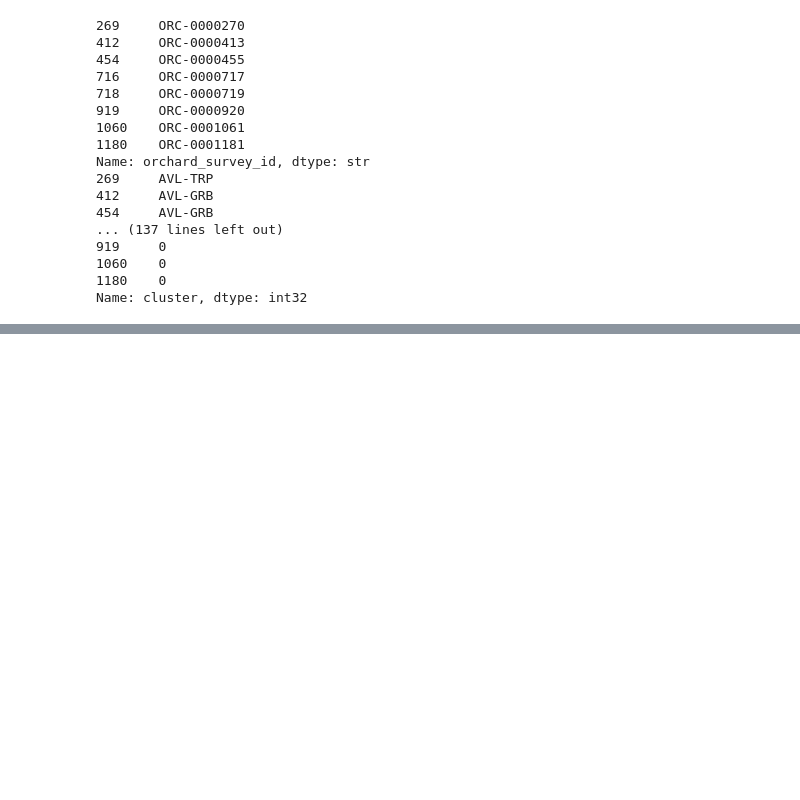
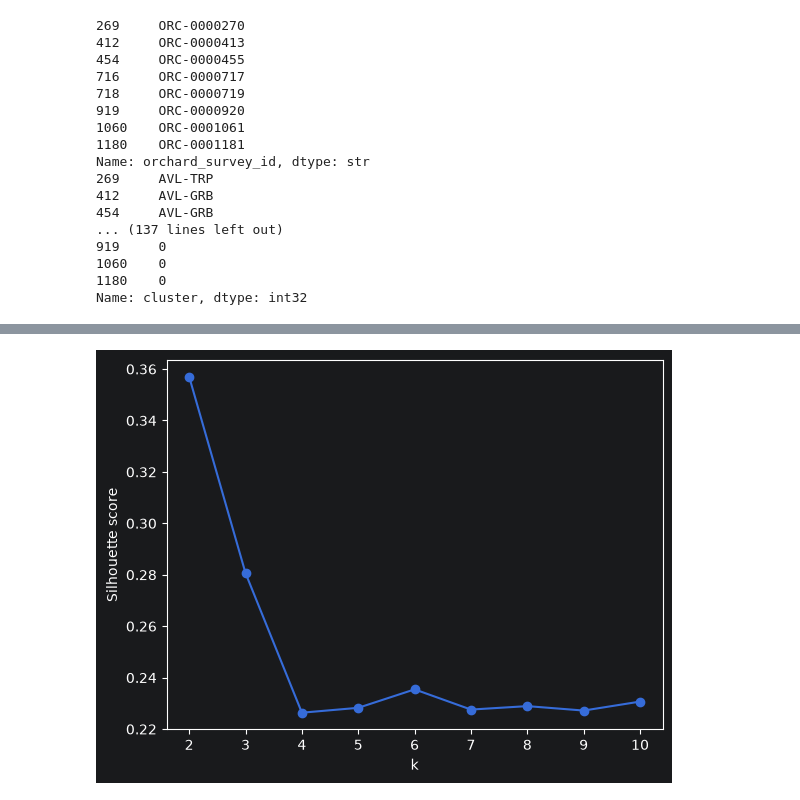
Before and after one commit to alichabaka173/20262027-UE-DataMining-Project, a Jupyter notebook: Ecology_notebook.ipynb, the cells around one changed output, grey strips where cells are left out. Cells and saved outputs as stored; diff of their text form; code cells hidden in the pictures; blank space fills up the shorter version.

Commit message:
Clustering attempt on merged dataset of all ecology directory : inconclusive result

```diff
--- a/Ecology_notebook.ipynb
+++ b/Ecology_notebook.ipynb
@@ -708,0 +715,7 @@ Name: cluster, dtype: int32
+# %%
+# Drop les colonnes qui ne paraissent pas pertinentes
+dropped_cols = ["latitude","longitude","observation_hours","durian_yield_kg","orchard_area_ha"]
+num_cols = panel.select_dtypes(include="number").columns
+num_cols = num_cols.difference(dropped_cols)
+X = panel[num_cols].copy()
+print(X.head())
@@ -708,0 +740,14 @@ Name: cluster, dtype: int32
+# %%
+#On cherche la silhouette max
+silhouette_scores = []
+for k in range(2, 11):
+    km = KMeans(n_clusters=k, random_state=21, n_init=10)
+    labels = km.fit_predict(X)
+    silhouette_scores.append(silhouette_score(X, labels))
+
+plt.plot(range(2, 11), silhouette_scores, marker="o")
+plt.xlabel("k")
+plt.ylabel("Silhouette score")
+plt.show()
+# %% [output]
+[figure, added]
```
Also changed, not shown: parts of 10 cells of this notebook.
